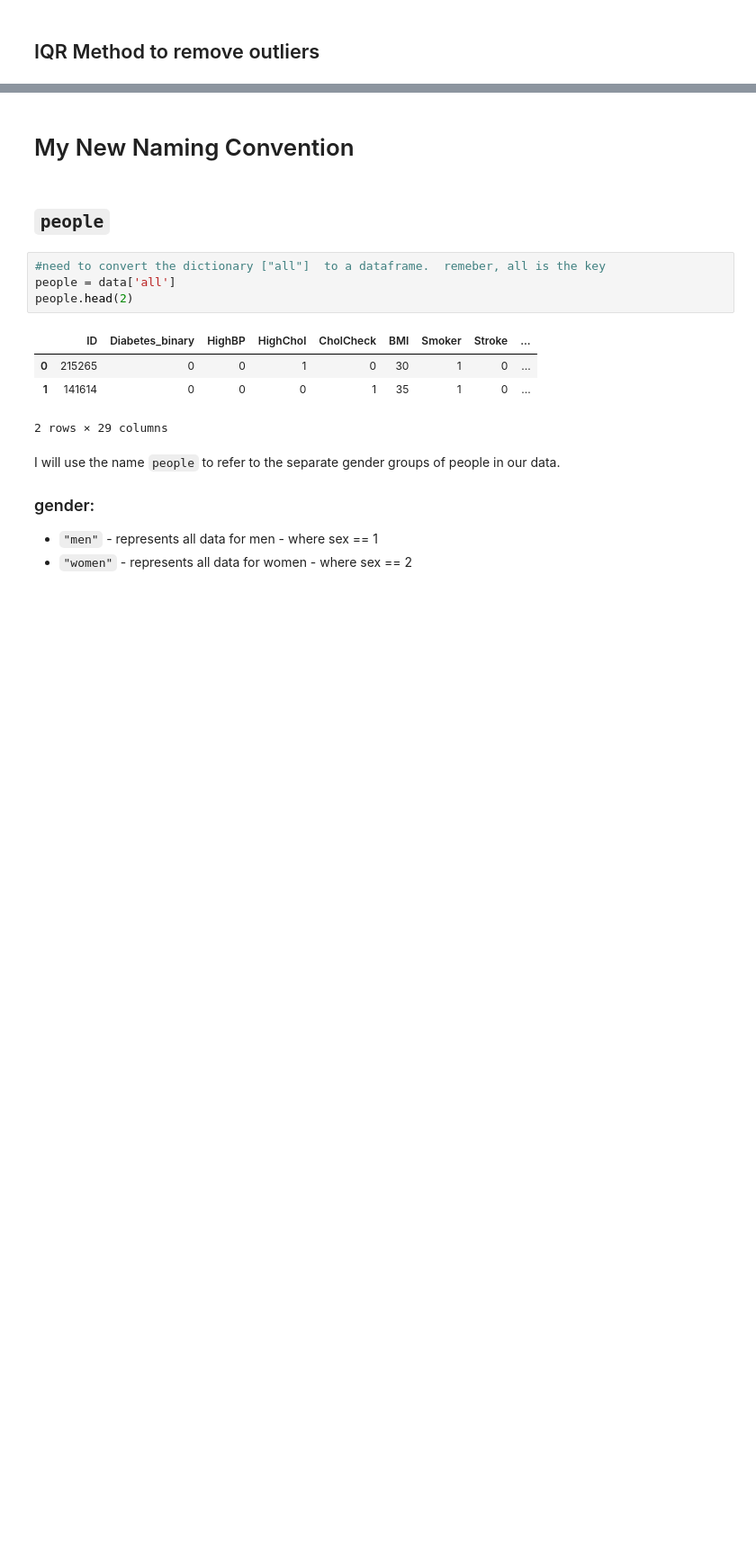
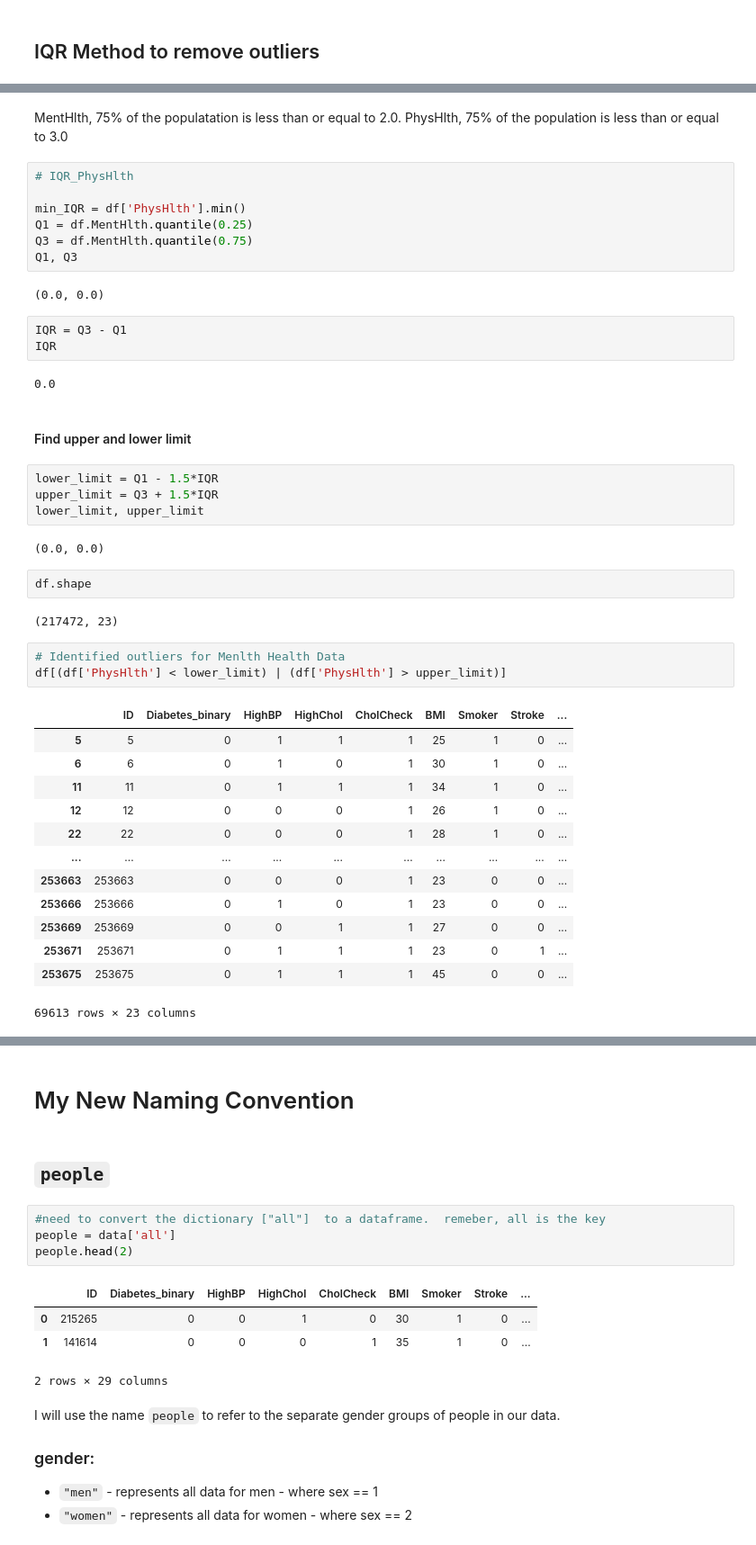
Before and after one commit to yourexodus/capstone_CDC, a Jupyter notebook: Feature_Engineering.ipynb, the cells around one changed output, grey strips where cells are left out. Shown: that part at 90% size. Cells and saved outputs as stored; diff of their text form; blank space fills up the shorter version.

```diff
--- a/Feature_Engineering.ipynb
+++ b/Feature_Engineering.ipynb
@@ -75,0 +160,45 @@ df[['Income','GenHlth','MentHlth','PhysHlth','DiffWalk']].describe()
+# %% [markdown]
+MentHlth, 75% of the populatation is less than or equal to 2.0.  PhysHlth, 75% of the population is less than or equal to 3.0
+# %%
+# IQR_PhysHlth
+
+min_IQR = df['PhysHlth'].min()
+Q1 = df.MentHlth.quantile(0.25)
+Q3 = df.MentHlth.quantile(0.75)
+Q1, Q3
+# %% [output]
+(0.0, 0.0)
+# %%
+IQR = Q3 - Q1
+IQR
+# %% [output]
+0.0
+# %% [markdown]
+#### Find upper and lower limit
+# %%
+lower_limit = Q1 - 1.5*IQR
+upper_limit = Q3 + 1.5*IQR
+lower_limit, upper_limit
+# %% [output]
+(0.0, 0.0)
+# %%
+df.shape
+# %% [output]
+(217472, 23)
+# %%
+# Identified outliers for Menlth Health Data
+df[(df['PhysHlth'] < lower_limit) | (df['PhysHlth'] > upper_limit)]
+# %% [output]
+|  | ID | Diabetes_binary | HighBP | HighChol | CholCheck | BMI | Smoker | Stroke | ... |
+| 5 | 5 | 0 | 1 | 1 | 1 | 25 | 1 | 0 | ... |
+| 6 | 6 | 0 | 1 | 0 | 1 | 30 | 1 | 0 | ... |
+| 11 | 11 | 0 | 1 | 1 | 1 | 34 | 1 | 0 | ... |
+| 12 | 12 | 0 | 0 | 0 | 1 | 26 | 1 | 0 | ... |
+| 22 | 22 | 0 | 0 | 0 | 1 | 28 | 1 | 0 | ... |
+| ... | ... | ... | ... | ... | ... | ... | ... | ... | ... |
+| 253663 | 253663 | 0 | 0 | 0 | 1 | 23 | 0 | 0 | ... |
+| 253666 | 253666 | 0 | 1 | 0 | 1 | 23 | 0 | 0 | ... |
+| 253669 | 253669 | 0 | 0 | 1 | 1 | 27 | 0 | 0 | ... |
+| 253671 | 253671 | 0 | 1 | 1 | 1 | 23 | 0 | 1 | ... |
+| 253675 | 253675 | 0 | 1 | 1 | 1 | 45 | 0 | 0 | ... |
+69613 rows × 23 columns
```
Also changed, not shown: parts of 32 cells of this notebook, 4 other files.
